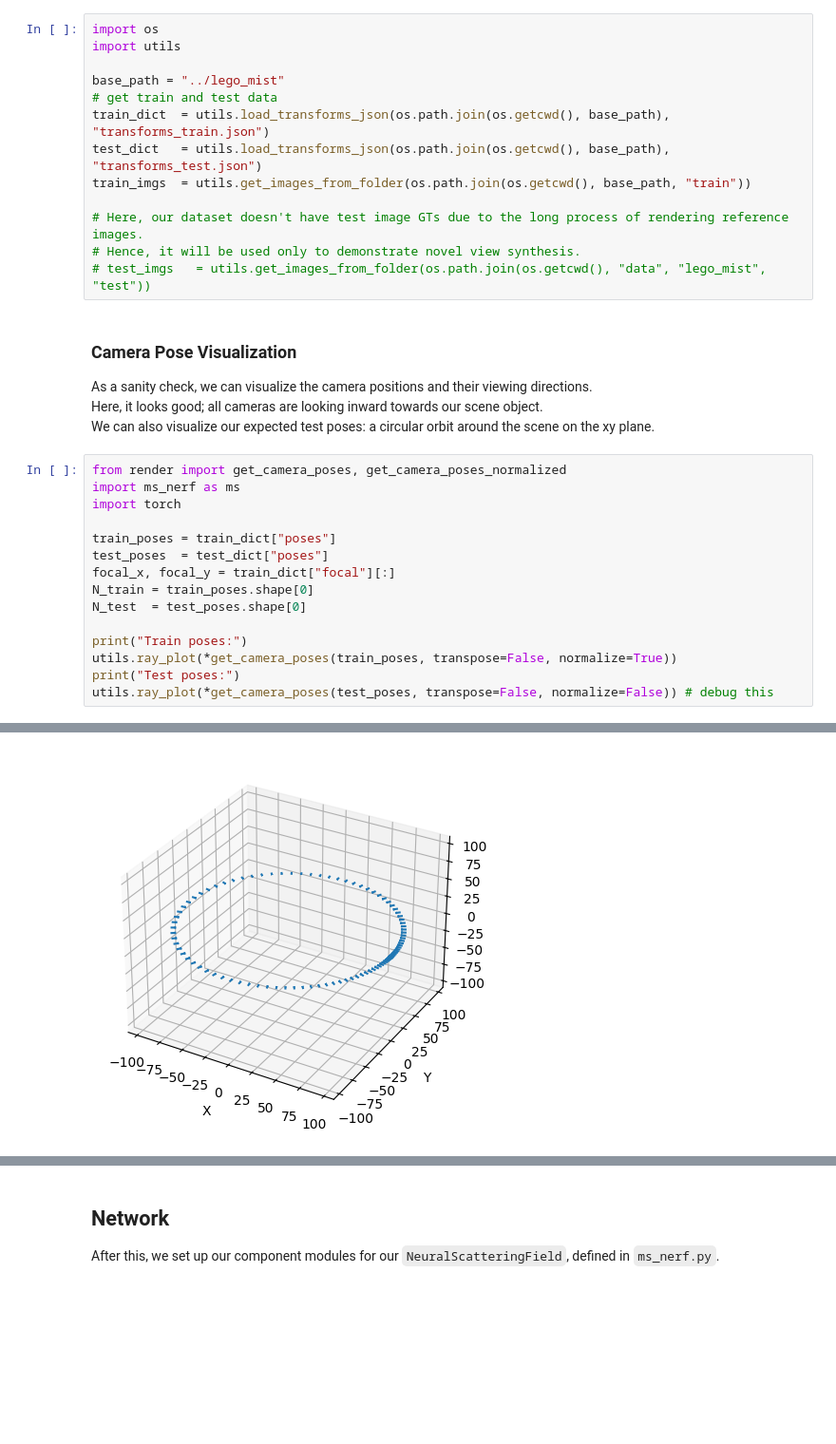
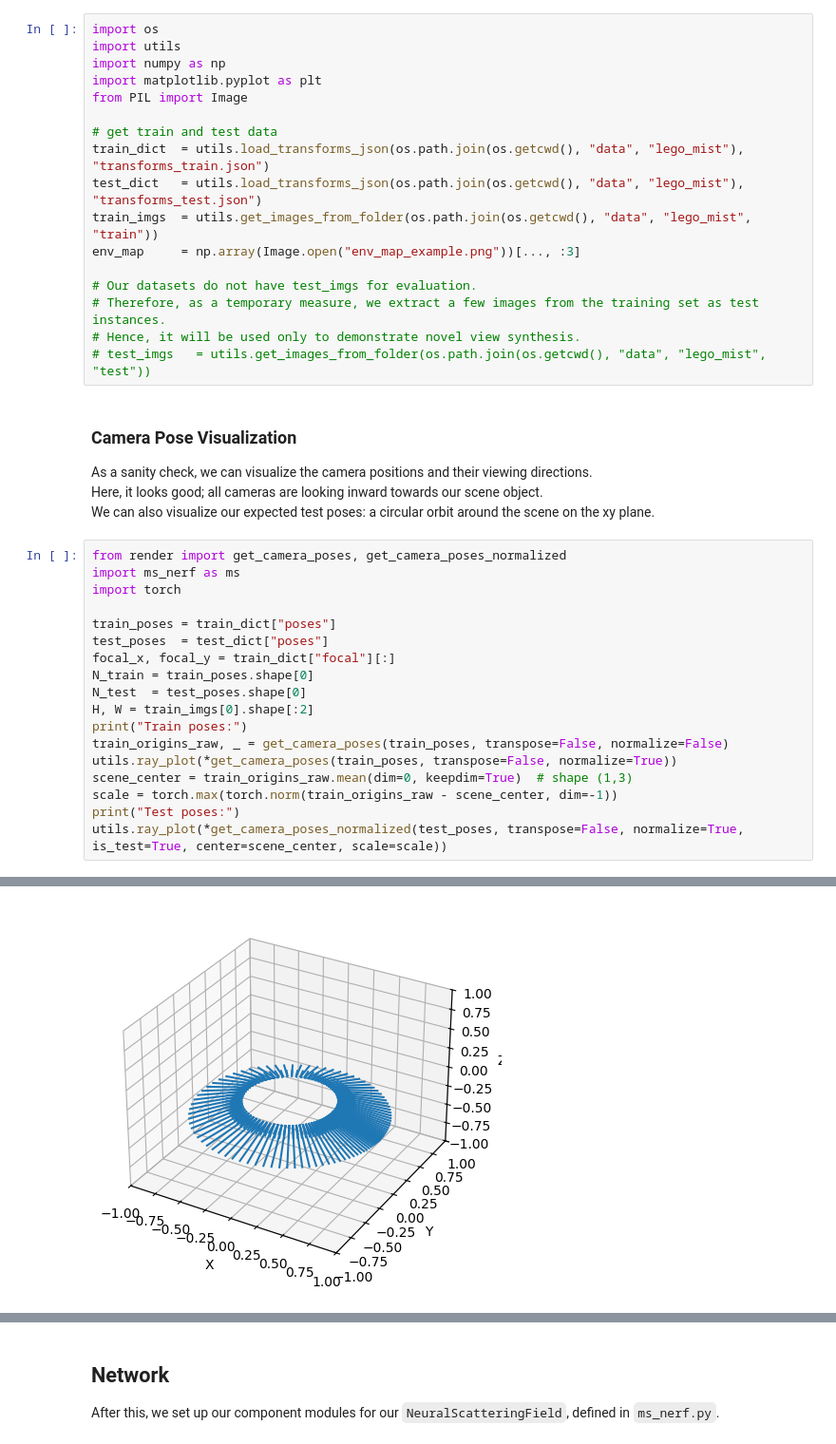
Before and after one commit to stonecodecs/neural_scattering_field, a Jupyter notebook: demo.ipynb, the cells around one changed output, grey strips where cells are left out. Shown at 95% size. Drawn from its saved outputs; the diff is of its cells as text; blank space fills up the shorter version.

```diff
--- a/demo.ipynb
+++ b/demo.ipynb
@@ -14,14 +14,18 @@ Hence, this will not work out the box with synthetic-NeRF datasets.\
 # %%
 import os
 import utils
+import numpy as np
+import matplotlib.pyplot as plt
+from PIL import Image
 
-base_path = "../lego_mist"
 # get train and test data
-train_dict  = utils.load_transforms_json(os.path.join(os.getcwd(), base_path), "transforms_train.json")
-test_dict   = utils.load_transforms_json(os.path.join(os.getcwd(), base_path), "transforms_test.json")
-train_imgs  = utils.get_images_from_folder(os.path.join(os.getcwd(), base_path, "train"))
+train_dict  = utils.load_transforms_json(os.path.join(os.getcwd(), "data", "lego_mist"), "transforms_train.json")
+test_dict   = utils.load_transforms_json(os.path.join(os.getcwd(), "data", "lego_mist"), "transforms_test.json")
+train_imgs  = utils.get_images_from_folder(os.path.join(os.getcwd(), "data", "lego_mist", "train"))
+env_map     = np.array(Image.open("env_map_example.png"))[..., :3]
 
-# Here, our dataset doesn't have test image GTs due to the long process of rendering reference images.
+# Our datasets do not have test_imgs for evaluation.
+# Therefore, as a temporary measure, we extract a few images from the training set as test instances.
 # Hence, it will be used only to demonstrate novel view synthesis.
 # test_imgs   = utils.get_images_from_folder(os.path.join(os.getcwd(), "data", "lego_mist", "test"))
 # %% [markdown]
@@ -39,11 +43,14 @@ test_poses  = test_dict["poses"]
 focal_x, focal_y = train_dict["focal"][:]
 N_train = train_poses.shape[0]
 N_test  = test_poses.shape[0]
-
+H, W = train_imgs[0].shape[:2]
 print("Train poses:")
+train_origins_raw, _ = get_camera_poses(train_poses, transpose=False, normalize=False)
 utils.ray_plot(*get_camera_poses(train_poses, transpose=False, normalize=True))
+scene_center = train_origins_raw.mean(dim=0, keepdim=True)  # shape (1,3)
+scale = torch.max(torch.norm(train_origins_raw - scene_center, dim=-1))
 print("Test poses:")
-utils.ray_plot(*get_camera_poses(test_poses, transpose=False, normalize=False)) # debug this
+utils.ray_plot(*get_camera_poses_normalized(test_poses, transpose=False, normalize=True, is_test=True, center=scene_center, scale=scale))
 # %% [output]
 Train poses:
 [figure]
@@ -51 +61 @@ Test poses:
-[figure, old version]
+[figure, new version]
```
Also changed, not shown: parts of 22 cells of this notebook, 4 other files.
